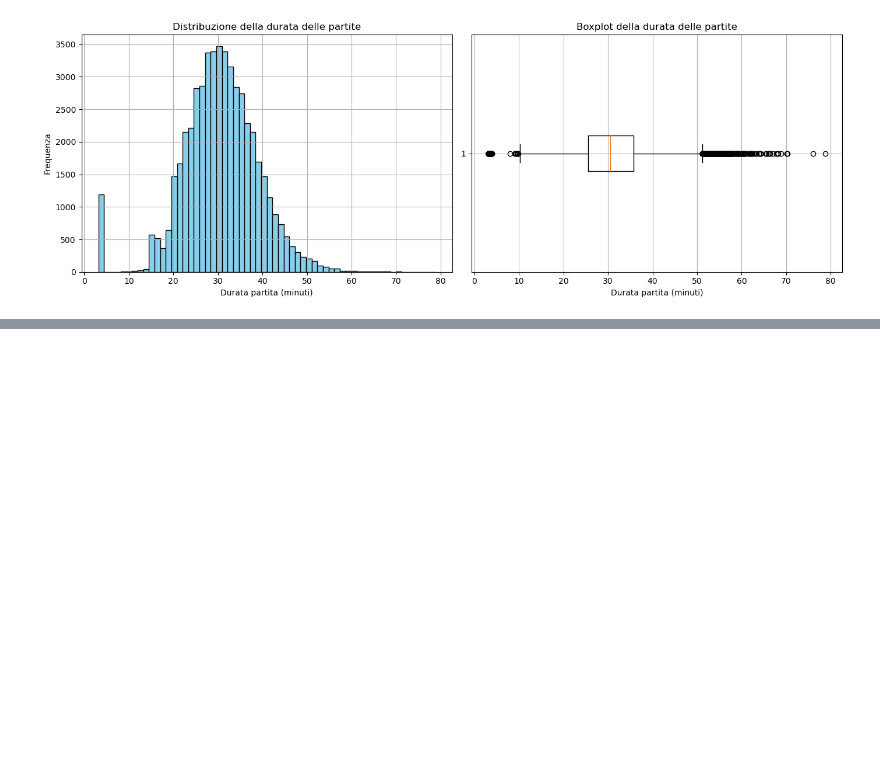
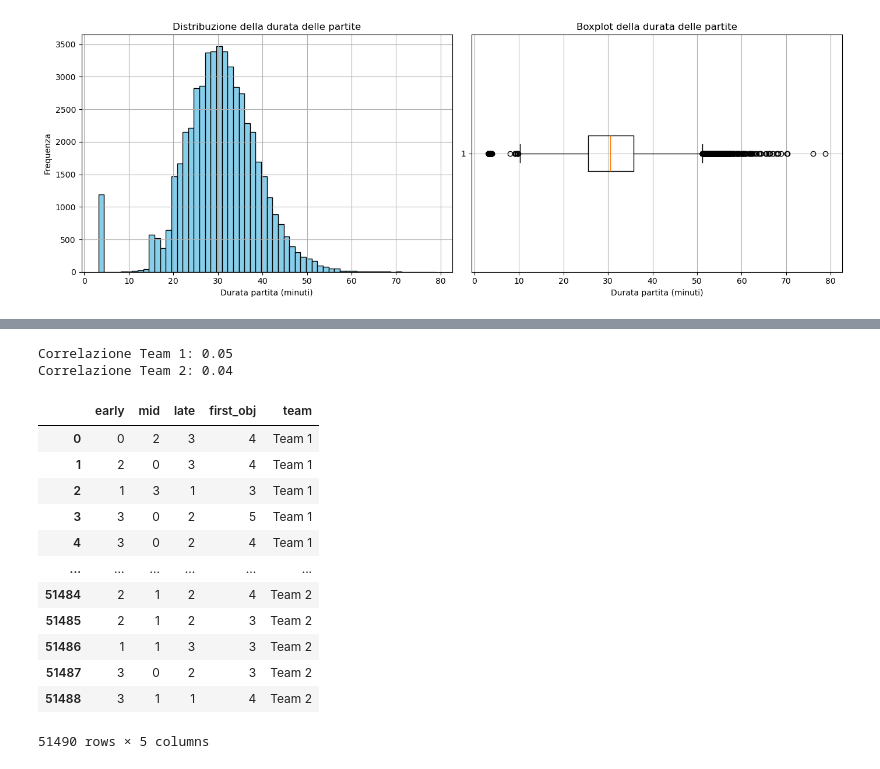
Before and after one commit to FedeDL777/DIP-Project, a Jupyter notebook: main.ipynb, the cells around one changed output, grey strips where cells are left out. Drawn from its saved outputs; the diff is of its cells as text; code cells hidden in the pictures; blank space fills up the shorter version.

```diff
--- a/main.ipynb
+++ b/main.ipynb
@@ -710,0 +711,51 @@ plt.show()
+# %%
+from scipy.stats import pearsonr
+
+r1, _ = pearsonr(game_players_stats["t1_early_count"], game_players_stats["t1_first_obj"])
+r2, _ = pearsonr(game_players_stats["t2_early_count"], game_players_stats["t2_first_obj"])
+
+print(f"Correlazione Team 1: {r1:.2f}")
+print(f"Correlazione Team 2: {r2:.2f}")
+# %% [output]
+Correlazione Team 1: 0.05
+Correlazione Team 2: 0.04
+# %%
+df_team1 = game_players_stats[[
+    "t1_early_count", "t1_mid_count", "t1_late_count", "t1_first_obj", "winner"
+]].copy()
+
+df_team1.columns = ["early", "mid", "late", "first_obj", "winner"]
+df_team1["team"] = "Team 1"
+df_team1["is_win"] = df_team1["winner"] == 1
+
+# Team 2
+df_team2 = game_players_stats [[
+    "t2_early_count", "t2_mid_count", "t2_late_count", "t2_first_obj", "winner"
+]].copy()
+
+df_team2.columns = ["early", "mid", "late", "first_obj", "winner"]
+df_team2["team"] = "Team 2"
+df_team2["is_win"] = df_team2["winner"] == 2
+
+# Unisci e filtra solo i team vincenti
+df_composizioni = pd.concat([df_team1, df_team2])
+df_composizioni = df_composizioni[df_composizioni["is_win"]]
+
+# (opzionale) rimuovi colonna "winner" e "is_win" se non ti servono più
+df_composizioni = df_composizioni.drop(columns=["winner", "is_win"])
+# %%
+df_composizioni
+# %% [output]
+|  | early | mid | late | first_obj | team |
+| 0 | 0 | 2 | 3 | 4 | Team 1 |
+| 1 | 2 | 0 | 3 | 4 | Team 1 |
+| 2 | 1 | 3 | 1 | 3 | Team 1 |
+| 3 | 3 | 0 | 2 | 5 | Team 1 |
+| 4 | 3 | 0 | 2 | 4 | Team 1 |
+| ... | ... | ... | ... | ... | ... |
+| 51484 | 2 | 1 | 2 | 4 | Team 2 |
+| 51485 | 2 | 1 | 2 | 3 | Team 2 |
+| 51486 | 1 | 1 | 3 | 3 | Team 2 |
+| 51487 | 3 | 0 | 2 | 3 | Team 2 |
+| 51488 | 3 | 1 | 1 | 4 | Team 2 |
+51490 rows × 5 columns
```
Also changed, not shown: parts of 21 cells of this notebook.
